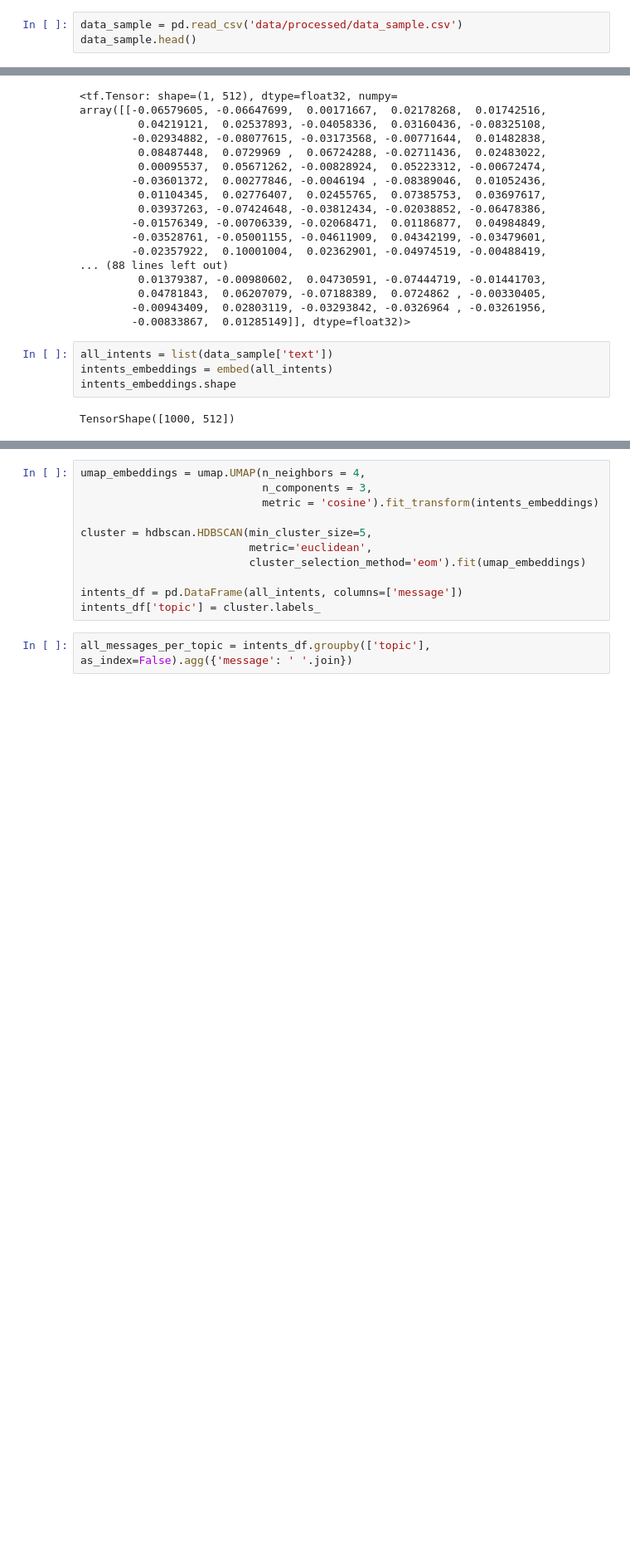
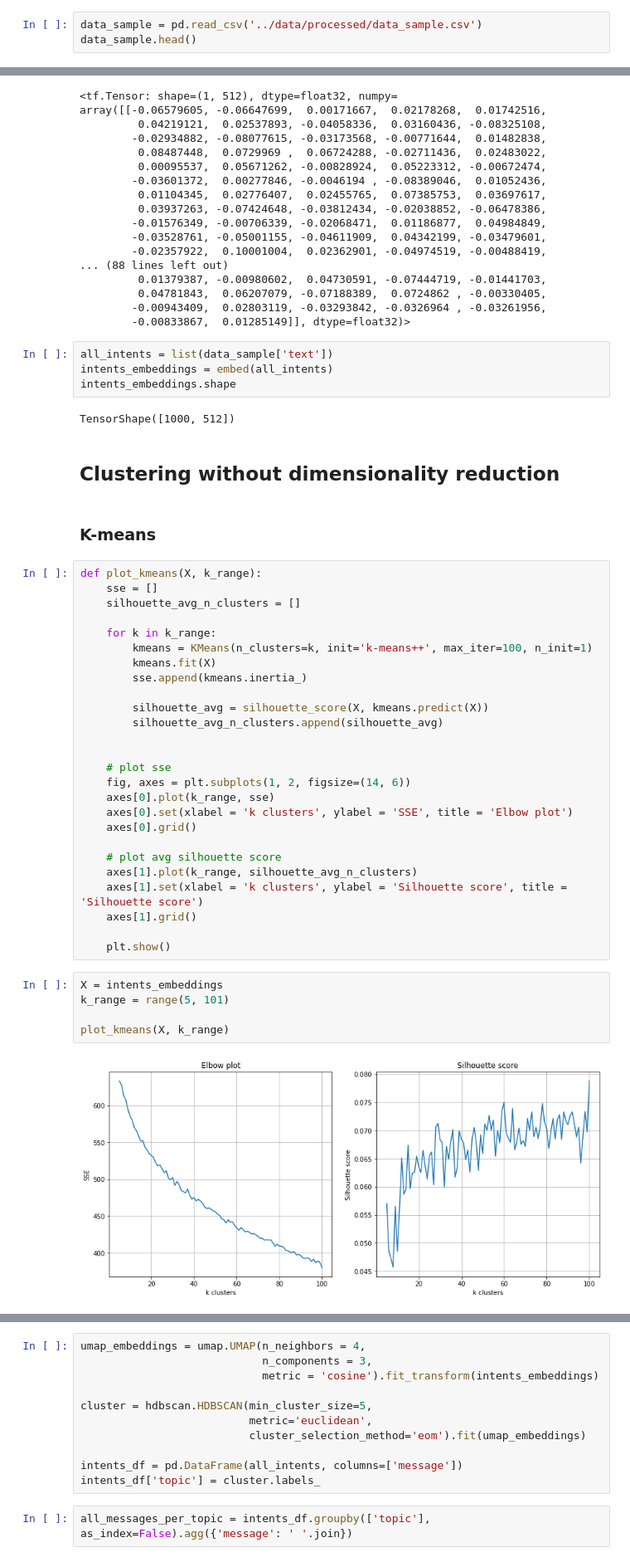
Before and after one commit to dborrelli/chat-intents, a Jupyter notebook: notebooks/05-use.ipynb, the cells around one changed output, grey strips where cells are left out. Shown: that part at 83% size. Drawn from its saved outputs; the diff is of its cells as text; blank space fills up the shorter version.

```diff
--- a/notebooks/05-use.ipynb
+++ b/notebooks/05-use.ipynb
@@ -30,7 +33,7 @@ def embed(input):
 # %% [output]
 module https://tfhub.dev/google/universal-sentence-encoder/4 loaded
 # %%
-data_sample = pd.read_csv('data/processed/data_sample.csv')
+data_sample = pd.read_csv('../data/processed/data_sample.csv')
 data_sample.head()
 # %% [output]
 |  | Unnamed: 0 | text | category | cleaned_text |
@@ -65,3 +68,40 @@ intents_embeddings = embed(all_intents)
 intents_embeddings.shape
 # %% [output]
 TensorShape([1000, 512])
+# %% [markdown]
+## Clustering without dimensionality reduction
+# %% [markdown]
+### K-means
+# %%
+def plot_kmeans(X, k_range):
+    sse = []
+    silhouette_avg_n_clusters = []
+
+    for k in k_range:
+        kmeans = KMeans(n_clusters=k, init='k-means++', max_iter=100, n_init=1)
+        kmeans.fit(X)
+        sse.append(kmeans.inertia_)
+
+        silhouette_avg = silhouette_score(X, kmeans.predict(X))
+        silhouette_avg_n_clusters.append(silhouette_avg)
+
+
+    # plot sse
+    fig, axes = plt.subplots(1, 2, figsize=(14, 6))
+    axes[0].plot(k_range, sse)
+    axes[0].set(xlabel = 'k clusters', ylabel = 'SSE', title = 'Elbow plot')
+    axes[0].grid()
+
+    # plot avg silhouette score
+    axes[1].plot(k_range, silhouette_avg_n_clusters)
+    axes[1].set(xlabel = 'k clusters', ylabel = 'Silhouette score', title = 'Silhouette score')
+    axes[1].grid()
+
+    plt.show()
+# %%
+X = intents_embeddings
+k_range = range(5, 101)
+
+plot_kmeans(X, k_range)
+# %% [output]
+[figure, added]
```
Also changed, not shown: parts of 11 cells of this notebook.
